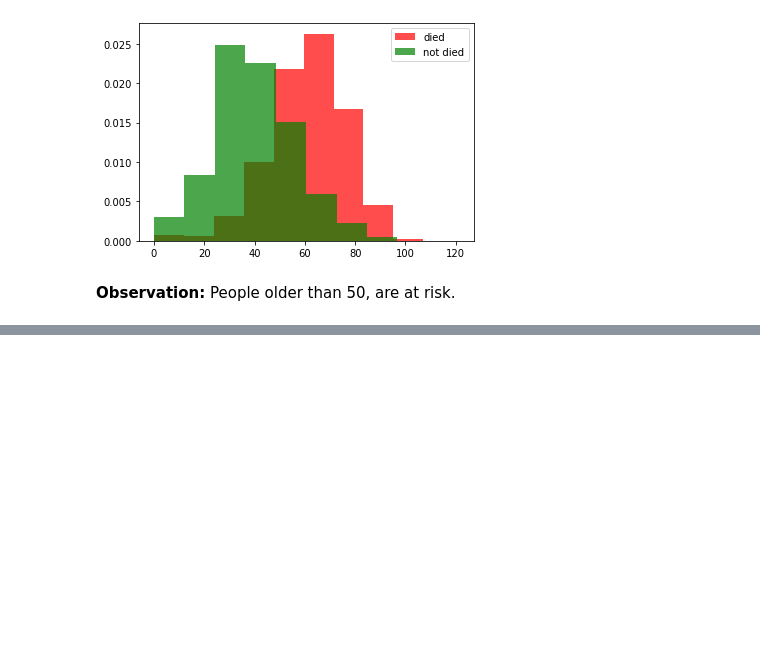
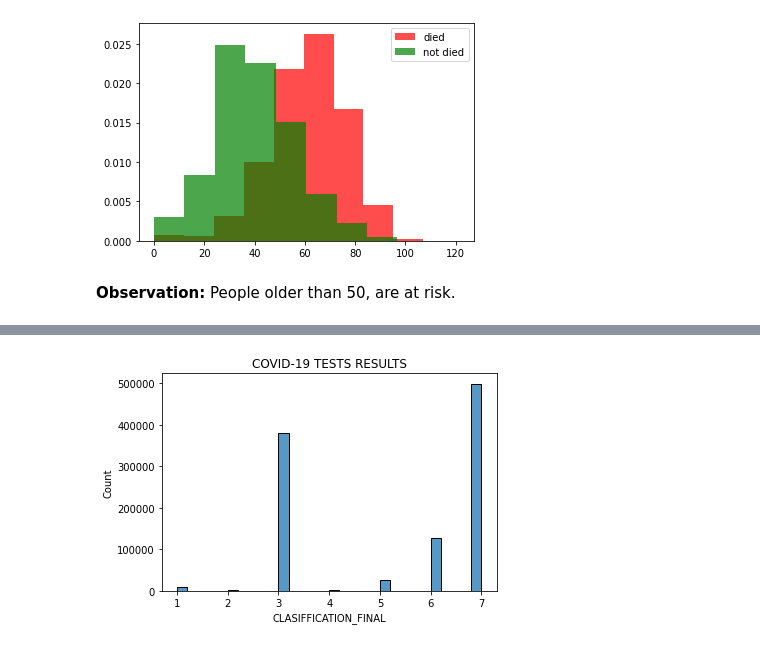
Before and after one commit to korzepadawid/covid-19-death-risk, a Jupyter notebook: covid_19_death_risk_analysis.ipynb, the cells around one changed output, grey strips where cells are left out. Drawn from its saved outputs; the diff is of its cells as text; code cells hidden in the pictures; blank space fills up the shorter version.

```diff
--- a/covid_19_death_risk_analysis.ipynb
+++ b/covid_19_death_risk_analysis.ipynb
@@ -45,9 +52,9 @@ memory usage: 168.0 MB
 # %% [markdown]
 ### Helpers
 # %%
-def plot_hist_col(col: str, title: str) -> None:
+def plot_hist_col(col: str, title: str, kde=True, bins=30) -> None:
   plt.title(title)
-  sns.histplot(data=df, x=col, bins=30, kde=True,)
+  sns.histplot(data=df, x=col, bins=bins, kde=kde)
   plt.show()
 # %%
 def plot_col_deaths_hist(label: str) -> None:
@@ -146,0 +177,4 @@ plt.show()
+# %%
+plot_hist_col('CLASIFFICATION_FINAL', 'COVID-19 TESTS RESULTS', kde=False)
+# %% [output]
+[figure, added]
```
Also changed, not shown: parts of 120 cells of this notebook.
